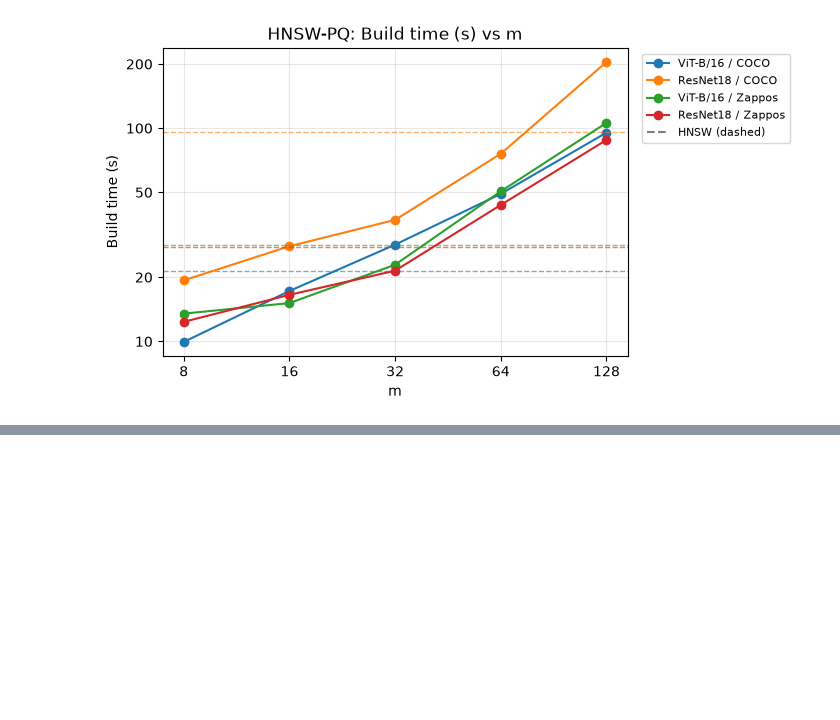
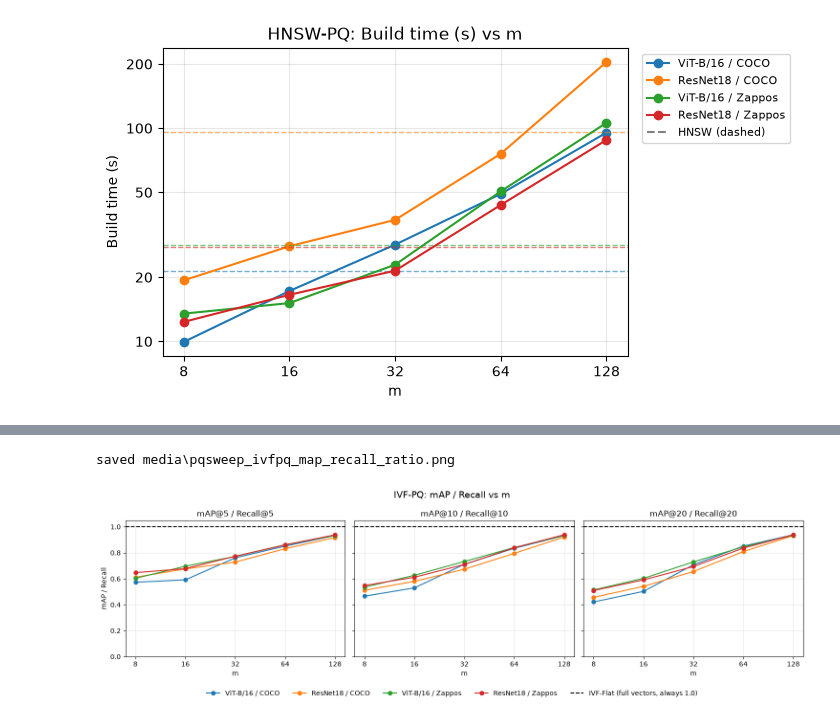
Before and after one commit to IAmGreyBunny/SC4020-Lab1, a Jupyter notebook: experiments/ann-comparison/visualize_results.ipynb, the cells around one changed output, grey strips where cells are left out. Cells and saved outputs as stored; diff of their text form; code cells hidden in the pictures; blank space fills up the shorter version.

```diff
--- a/experiments/ann-comparison/visualize_results.ipynb
+++ b/experiments/ann-comparison/visualize_results.ipynb
@@ -796,0 +872,6 @@ saved media\pqsweep_hnswpq_build_time.png
+# %%
+if pq is not None:
+    ratio_figure("IVF-PQ", "pqsweep_ivfpq", data=pq, reference_label="IVF-Flat")
+# %% [output]
+saved media\pqsweep_ivfpq_map_recall_ratio.png
+[figure, added]
```
Also changed, not shown: parts of 8 cells of this notebook, 4 other files.
